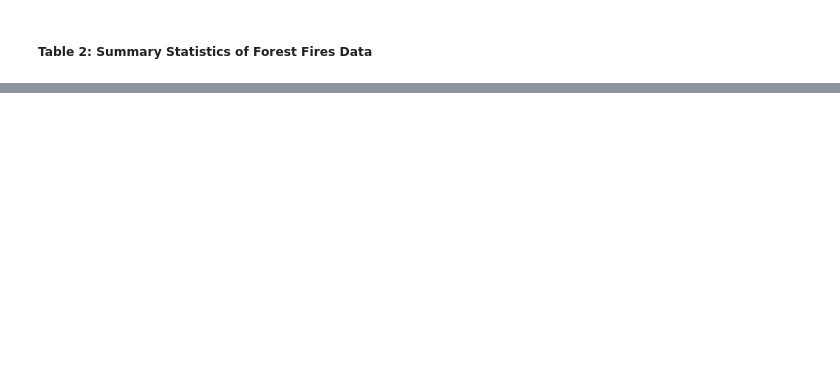
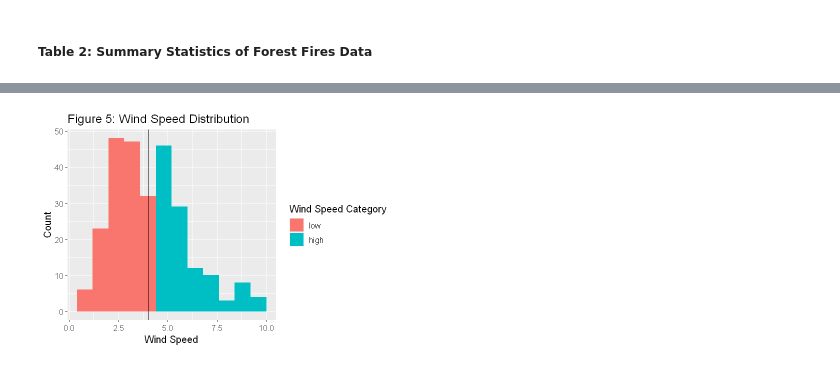
Before and after one commit to Mapleia/STAT_201_proj, a Jupyter notebook: src/Preliminary_Results.ipynb, the cells around one changed output, grey strips where cells are left out. Cells and saved outputs as stored; diff of their text form; code cells hidden in the pictures; blank space fills up the shorter version.

Commit message:
add windspeed category

```diff
--- a/src/Preliminary_Results.ipynb
+++ b/src/Preliminary_Results.ipynb
@@ -68,0 +121,6 @@ plot_2
+# %%
+xs <- quantile(forest_fires_data$wind,c(0,1/2,1))
+
+forest_fires_data <- forest_fires_data %>%
+    mutate(category=cut(wind, breaks=xs, labels=c("low","high"),include.lowest = TRUE))
+head(forest_fires_data)
@@ -68,0 +137,12 @@ plot_2
+# %%
+wind_plot_categorized <- forest_fires_data %>%
+    ggplot(aes(x =wind, fill = category))+
+    geom_histogram(binwidth = 0.8) +
+    labs(x="Wind Speed", y="Count")+
+    ggtitle("Figure 5: Wind Speed Distribution") +
+    scale_fill_discrete(name = "Wind Speed Category") +
+    theme(text = element_text(size = 12)) +
+    geom_vline(aes(xintercept = quantile(wind)[3]))
+wind_plot_categorized
+# %% [output]
+[figure, added]
```
Also changed, not shown: parts of 8 cells of this notebook.
